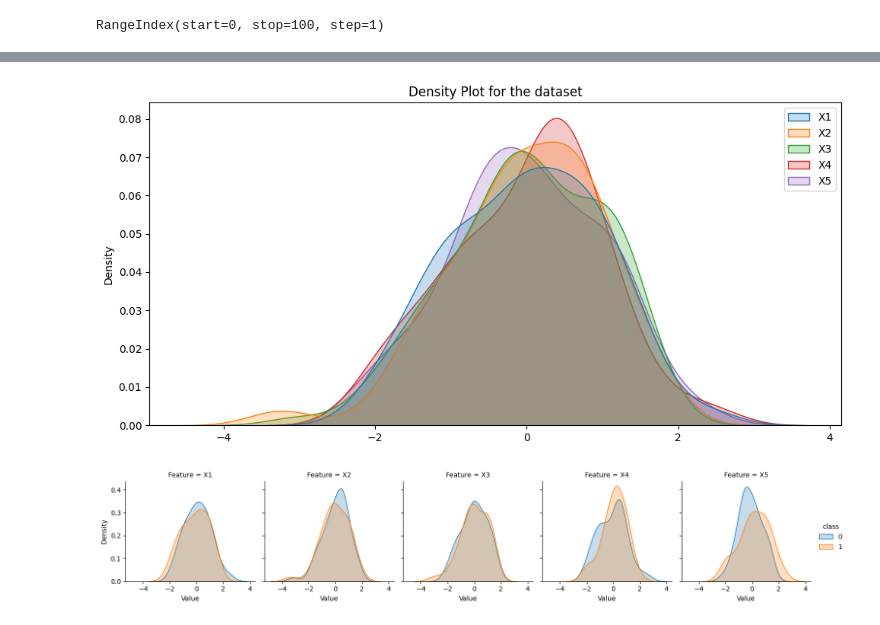
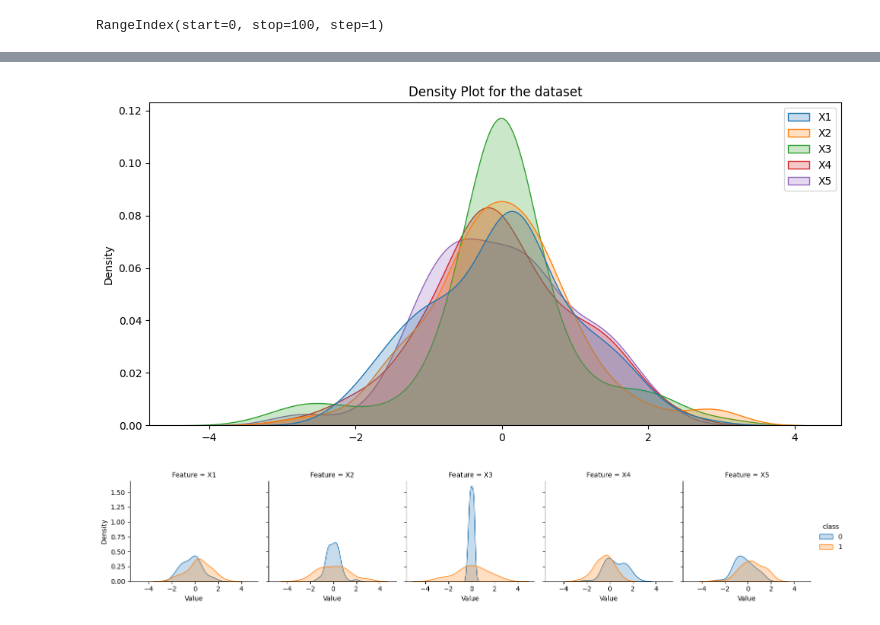
Before and after one commit to aryasalwan/Comp3200, a Jupyter notebook: Comp3200/Taks 1_datasetB.ipynb, the cells around one changed output, grey strips where cells are left out. Drawn from its saved outputs; the diff is of its cells as text; code cells hidden in the pictures.

```diff
--- a/Comp3200/Taks 1_datasetB.ipynb
+++ b/Comp3200/Taks 1_datasetB.ipynb
@@ -5,11 +5,9 @@ import matplotlib.pyplot as plt
 from sklearn.preprocessing import StandardScaler
 from sklearn.model_selection import train_test_split
 from sklearn.neighbors import KNeighborsClassifier
-from sklearn.metrics import accuracy_score, classification_report
-from sklearn.model_selection import StratifiedKFold, cross_val_score
-dataA = pd.read_csv("A1_dataA.tsv", sep="\t")
-dataB = pd.read_csv("A1_dataB.tsv", sep="\t")
+from sklearn.metrics import accuracy_score, classification_report,precision_recall_curve, auc
+from sklearn.model_selection import StratifiedKFold, cross_val_score,cross_val_predict
+data = pd.read_csv("A1_dataB.tsv", sep="\t")
 #Check data
-print(dataA.head())
-print(dataB.head())
+print(data.head())
 # %% [output]
@@ -26,10 +18,10 @@ print(dataB.head())
 3 -0.346139  0.435936  1.240060  0.286332  0.475602      1
 4  1.669372  0.390462  1.225110 -0.809030  0.088785      1
 # %%
-dataA_nonscaled=dataA.copy()
+data_nonscaled=data.copy()
 #Scale Data
 scaler = StandardScaler()
-dataA[["X1","X2","X3","X4","X5"]]= scaler.fit_transform(dataA[["X1","X2","X3","X4","X5"]])
-dataA
+data[["X1","X2","X3","X4","X5"]]= scaler.fit_transform(data[["X1","X2","X3","X4","X5"]])
+data
 # %% [output]
 |  | X1 | X2 | X3 | X4 | X5 | class |
@@ -48,9 +40,9 @@ dataA
 # %%
 
 #Melt for seaborn
-dataA_graph = dataA.melt(
-    id_vars=dataA.columns[-1],
-    value_vars=dataA.columns[:-1],
+data_graph = data.melt(
+    id_vars=data.columns[-1],
+    value_vars=data.columns[:-1],
     var_name="Feature",
     value_name="Value"
 )
@@ -112,7 +109,7 @@ RangeIndex(start=0, stop=100, step=1)
 #Density Plot
 plt.figure(figsize=(10, 5))
 sns.kdeplot(
-    data=pd.DataFrame(dataA[["X1","X2","X3","X4","X5"]]),
+    data=pd.DataFrame(data[["X1","X2","X3","X4","X5"]]),
     fill=True,
     legend=True,
 )
@@ -120,12 +117,12 @@ plt.title("Density Plot for the dataset")
 plt.tight_layout()
 plt.show()
 # %% [output]
-[figure, old version]
+[figure, new version]
 # %%
-density_plot_with_class=sns.FacetGrid(dataA_graph, col="Feature", hue="class", col_wrap=5, sharex=True)
+density_plot_with_class=sns.FacetGrid(data_graph, col="Feature", hue="class", col_wrap=5, sharex=True)
 density_plot_with_class.map(sns.kdeplot, "Value", fill=True)
 density_plot_with_class.add_legend()
 plt.show()
 # %% [output]
-[figure, old version]
+[figure, new version]
 # %% [markdown]
```
Also changed, not shown: parts of 21 cells of this notebook.
